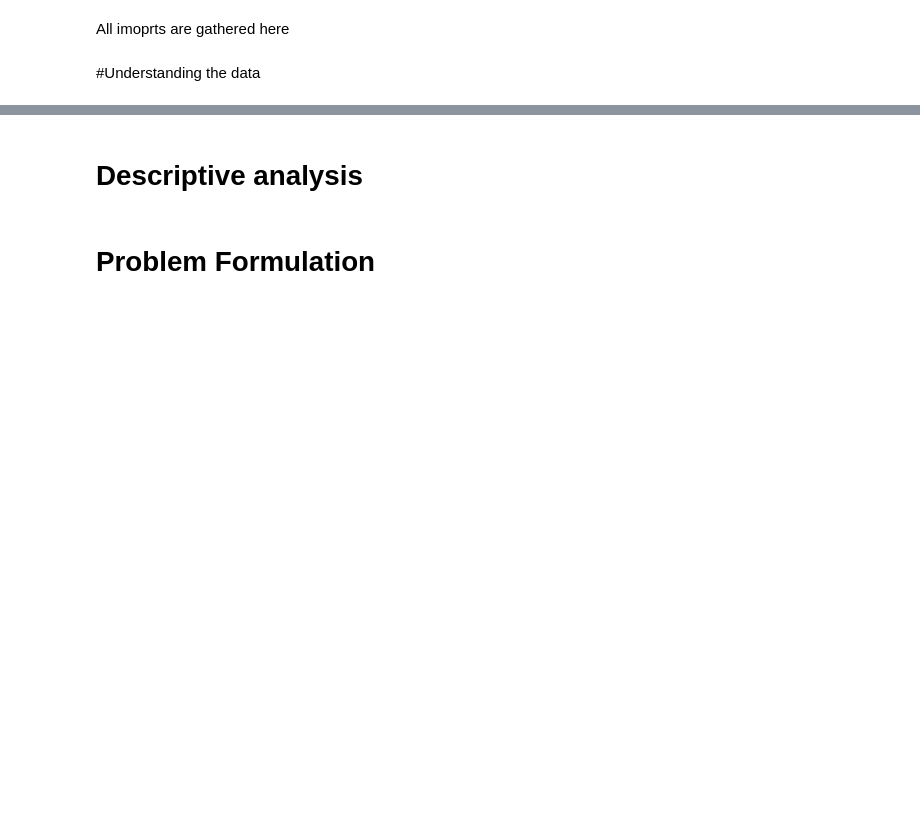
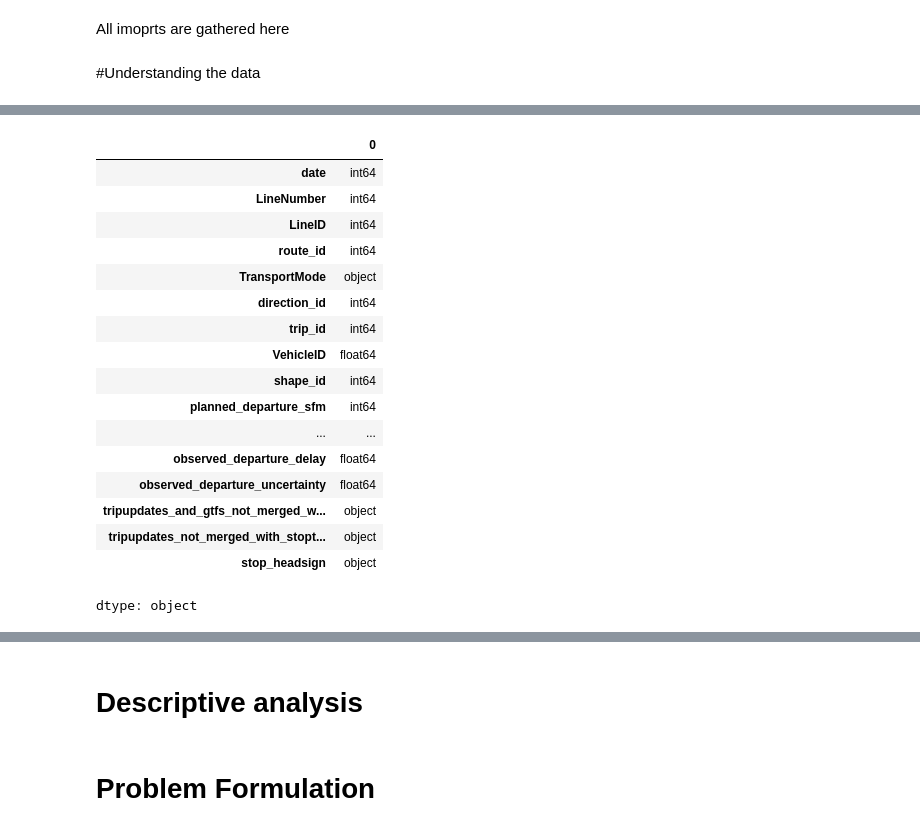
Before and after one commit to felwern/AI_course_exercises, a Jupyter notebook: Project.ipynb, the cells around one changed output, grey strips where cells are left out. Cells and saved outputs as stored; diff of their text form; code cells hidden in the pictures; blank space fills up the shorter version.

```diff
--- a/Project.ipynb
+++ b/Project.ipynb
@@ -26,0 +120,21 @@ for file in os.listdir(project_path):
+# %%
+display(df_sample.dtypes)
+# %% [output]
+|  | 0 |
+| date | int64 |
+| LineNumber | int64 |
+| LineID | int64 |
+| route_id | int64 |
+| TransportMode | object |
+| direction_id | int64 |
+| trip_id | int64 |
+| VehicleID | float64 |
+| shape_id | int64 |
+| planned_departure_sfm | int64 |
+| ... | ... |
+| observed_departure_delay | float64 |
+| observed_departure_uncertainty | float64 |
+| tripupdates_and_gtfs_not_merged_w... | object |
+| tripupdates_not_merged_with_stopt... | object |
+| stop_headsign | object |
+dtype: object
```
Also changed, not shown: parts of 17 cells of this notebook.
